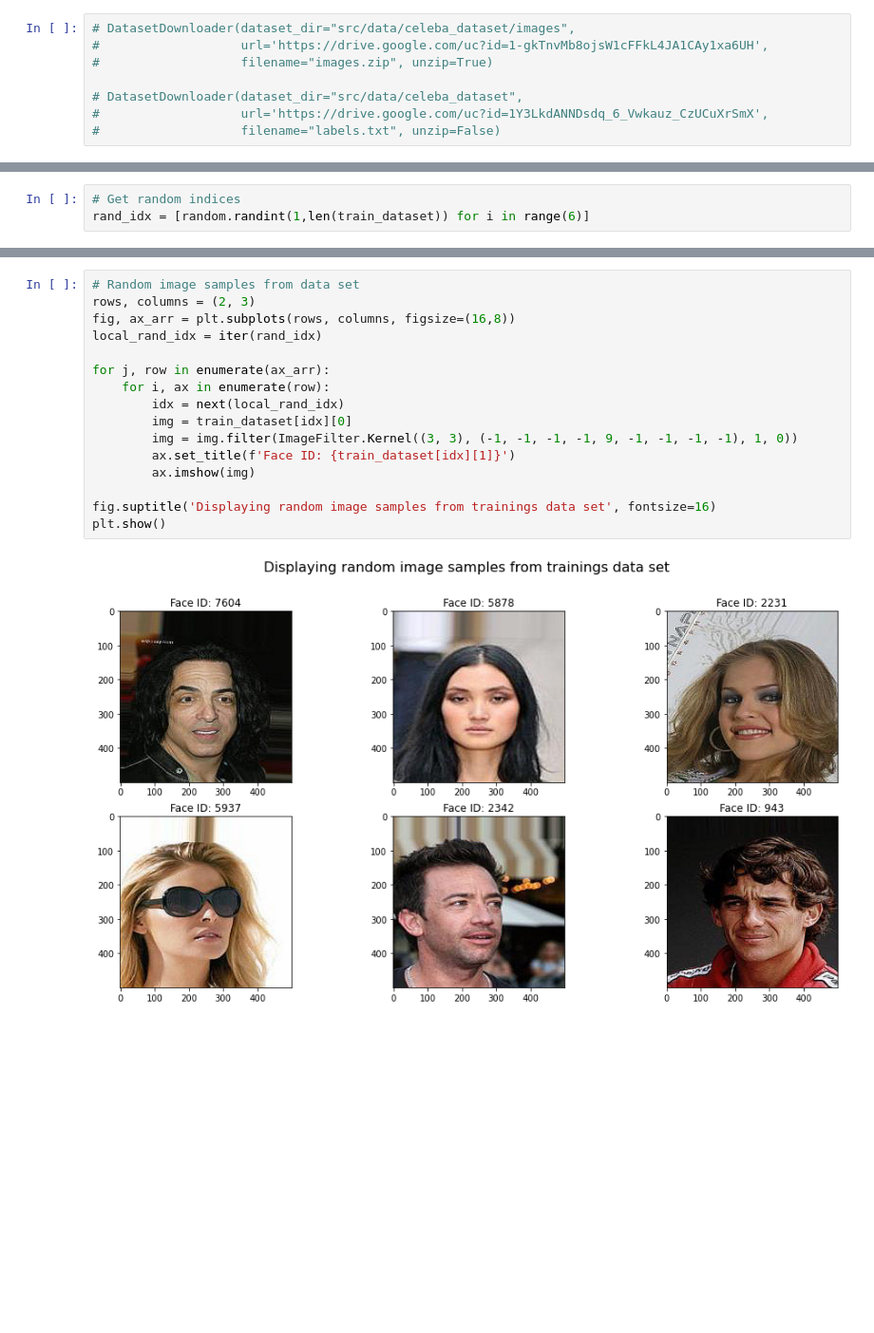
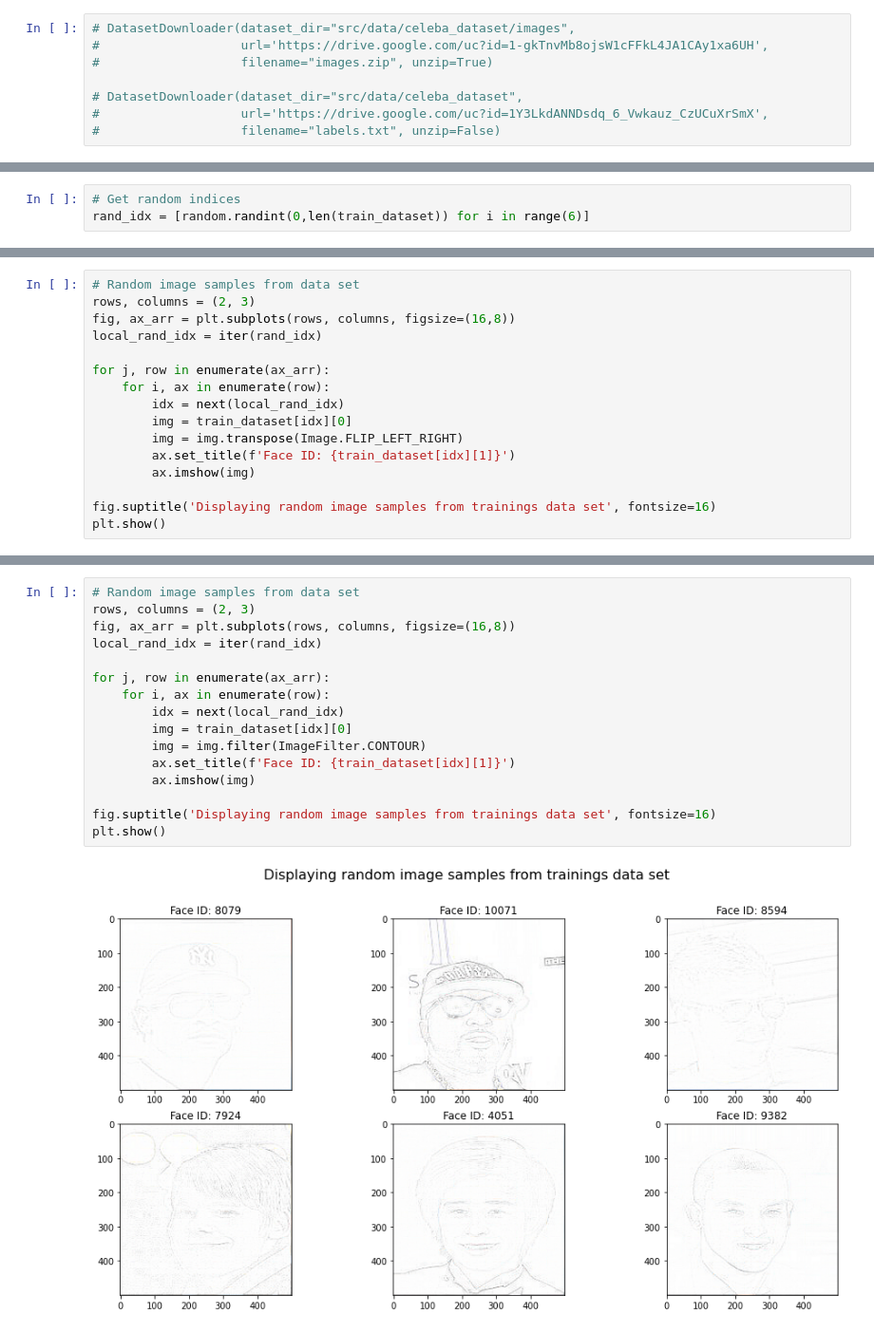
Before and after one commit to SamiIbishi/applied-machine-learning, a Jupyter notebook: Playground.ipynb, the cells around one changed output, grey strips where cells are left out. Shown at 95% size. Drawn from its saved outputs; the diff is of its cells as text; blank space fills up the shorter version.

Commit message:
added new filter to analyse the data

```diff
--- a/Playground.ipynb
+++ b/Playground.ipynb
@@ -32,6 +34,6 @@ Validation data set - length: 3000 - type: <class 'torch.utils.data.dataset.Subs
 # %%
 # Get random indices
-rand_idx = [random.randint(1,len(train_dataset)) for i in range(6)]
+rand_idx = [random.randint(0,len(train_dataset)) for i in range(6)]
 # %%
 # Random image samples from data set
 rows, columns = (2, 3)
@@ -51,0 +54,16 @@ plt.show()
+# %%
+# Random image samples from data set
+rows, columns = (2, 3)
+fig, ax_arr = plt.subplots(rows, columns, figsize=(16,8))
+local_rand_idx = iter(rand_idx)
+
+for j, row in enumerate(ax_arr):
+    for i, ax in enumerate(row):
+        idx = next(local_rand_idx)
+        img = train_dataset[idx][0]
+        img = img.transpose(Image.FLIP_LEFT_RIGHT)
+        ax.set_title(f'Face ID: {train_dataset[idx][1]}')
+        ax.imshow(img)
+
+fig.suptitle('Displaying random image samples from trainings data set', fontsize=16)
+plt.show()
@@ -52,18 +72,18 @@ plt.show()
 # %%
 # Random image samples from data set
 rows, columns = (2, 3)
 fig, ax_arr = plt.subplots(rows, columns, figsize=(16,8))
 local_rand_idx = iter(rand_idx)
 
 for j, row in enumerate(ax_arr):
     for i, ax in enumerate(row):
         idx = next(local_rand_idx)
         img = train_dataset[idx][0]
-        img = img.filter(ImageFilter.Kernel((3, 3), (-1, -1, -1, -1, 9, -1, -1, -1, -1), 1, 0))
+        img = img.filter(ImageFilter.CONTOUR)
         ax.set_title(f'Face ID: {train_dataset[idx][1]}')
         ax.imshow(img)
 
 fig.suptitle('Displaying random image samples from trainings data set', fontsize=16)
 plt.show()
 # %% [output]
-[figure, old version]
+[figure, new version]
```
Also changed, not shown: parts of 7 cells of this notebook.
